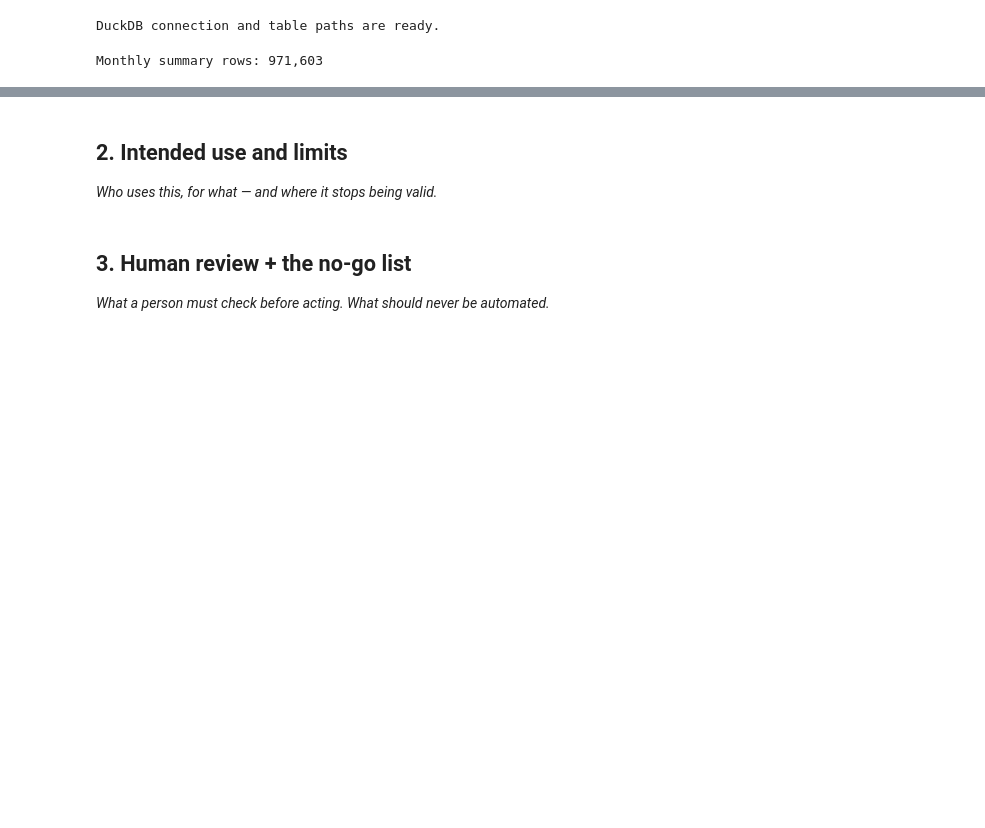
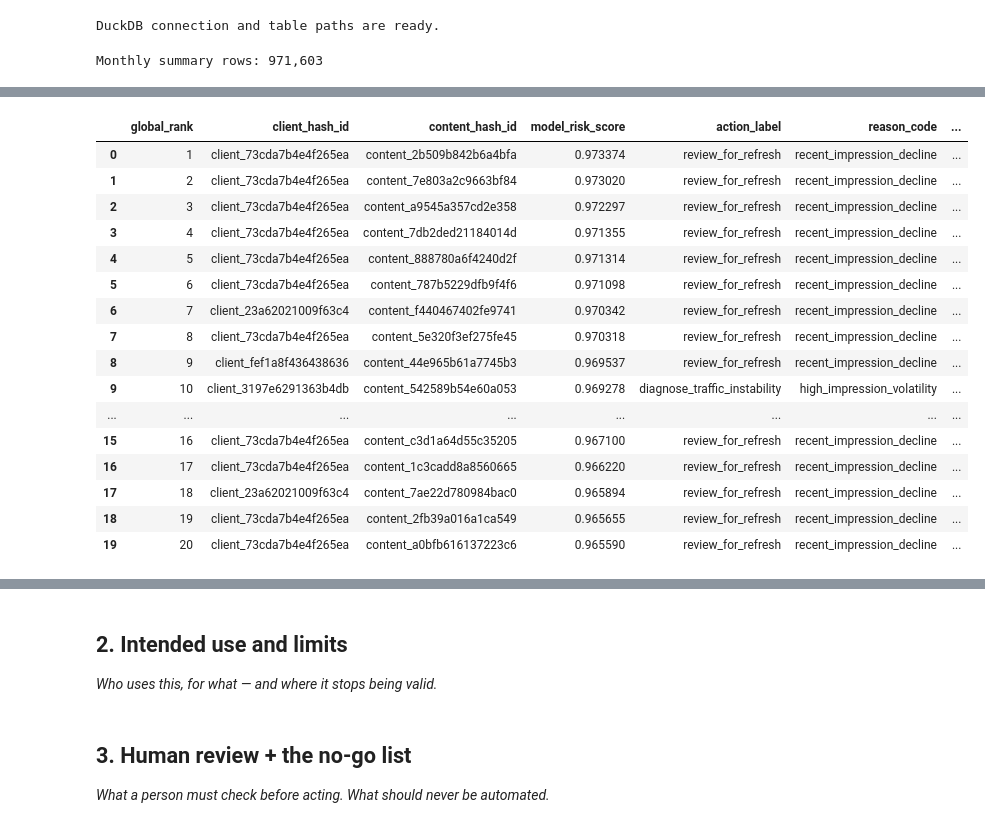
Before and after one commit to bsiddan25/Flyrankproject, a Jupyter notebook: work/notebooks/w07_action_playbook.ipynb, the cells around one changed output, grey strips where cells are left out. Drawn from its saved outputs; the diff is of its cells as text; code cells hidden in the pictures; blank space fills up the shorter version.

```diff
--- a/work/notebooks/w07_action_playbook.ipynb
+++ b/work/notebooks/w07_action_playbook.ipynb
@@ -155,0 +722,14 @@ Monthly summary rows: 971,603
+# %%
+action_mapping = {
+    "recent_impression_decline": "review_for_refresh",
+    "high_impression_volatility": "diagnose_traffic_instability",
+    "worsening_search_position": "review_serp_and_relevance",
+    "high_position_volatility": "diagnose_ranking_instability",
+    "high_visibility_at_risk": "prioritize_manual_review",
+    "elevated_model_risk": "manual_investigation",
+}
+
+action_queue["action_label"] = (
+    action_queue["reason_code"]
+    .map(action_mapping)
+)
@@ -155,0 +809,54 @@ Monthly summary rows: 971,603
+# %%
+queue_display_columns = [
+    "global_rank",
+    "client_hash_id",
+    "content_hash_id",
+    "model_risk_score",
+    "action_label",
+    "reason_code",
+    "reason_note",
+    "mar_impressions",
+    "apr_impressions",
+    "recent_change_pct",
+    "current_avg_position",
+    "position_change",
+    "current_impression_cv",
+    "current_position_std",
+    "decline_threshold_impressions",
+    "client_rank",
+]
+
+
+ranked_queue = (
+    action_queue[queue_display_columns]
+    .copy()
+)
+
+REVIEW_BATCH_SIZE = 20
+
+top_review_batch = (
+    ranked_queue
+    .head(REVIEW_BATCH_SIZE)
+    .copy()
+)
+
+print(f"Complete ranked queue: {len(ranked_queue):,} pages")
+print(f"Immediate human-review batch: {len(top_review_batch)} pages")
+
+display(top_review_batch)
+
+
+
+# Confirm future information was not exported.
+forbidden_export_columns = {
+    "may_impressions",
+    "future_change_pct",
+    "future_decline",
+}
+
+assert not forbidden_export_columns.intersection(
+    ranked_queue.columns
+)
+
+print("PASS: No outcome-window columns appear in the queue.")
+# %% [output]
@@ -155,0 +865,17 @@ Monthly summary rows: 971,603
+|  | global_rank | client_hash_id | content_hash_id | model_risk_score | action_label | reason_code | ... |
+| 0 | 1 | client_73cda7b4e4f265ea | content_2b509b842b6a4bfa | 0.973374 | review_for_refresh | recent_impression_decline | ... |
+| 1 | 2 | client_73cda7b4e4f265ea | content_7e803a2c9663bf84 | 0.973020 | review_for_refresh | recent_impression_decline | ... |
+| 2 | 3 | client_73cda7b4e4f265ea | content_a9545a357cd2e358 | 0.972297 | review_for_refresh | recent_impression_decline | ... |
+| 3 | 4 | client_73cda7b4e4f265ea | content_7db2ded21184014d | 0.971355 | review_for_refresh | recent_impression_decline | ... |
+| 4 | 5 | client_73cda7b4e4f265ea | content_888780a6f4240d2f | 0.971314 | review_for_refresh | recent_impression_decline | ... |
+| 5 | 6 | client_73cda7b4e4f265ea | content_787b5229dfb9f4f6 | 0.971098 | review_for_refresh | recent_impression_decline | ... |
+| 6 | 7 | client_23a62021009f63c4 | content_f440467402fe9741 | 0.970342 | review_for_refresh | recent_impression_decline | ... |
+| 7 | 8 | client_73cda7b4e4f265ea | content_5e320f3ef275fe45 | 0.970318 | review_for_refresh | recent_impression_decline | ... |
+| 8 | 9 | client_fef1a8f436438636 | content_44e965b61a7745b3 | 0.969537 | review_for_refresh | recent_impression_decline | ... |
+| 9 | 10 | client_3197e6291363b4db | content_542589b54e60a053 | 0.969278 | diagnose_traffic_instability | high_impression_volatility | ... |
+| ... | ... | ... | ... | ... | ... | ... | ... |
+| 15 | 16 | client_73cda7b4e4f265ea | content_c3d1a64d55c35205 | 0.967100 | review_for_refresh | recent_impression_decline | ... |
+| 16 | 17 | client_73cda7b4e4f265ea | content_1c3cadd8a8560665 | 0.966220 | review_for_refresh | recent_impression_decline | ... |
+| 17 | 18 | client_23a62021009f63c4 | content_7ae22d780984bac0 | 0.965894 | review_for_refresh | recent_impression_decline | ... |
+| 18 | 19 | client_73cda7b4e4f265ea | content_2fb39a016a1ca549 | 0.965655 | review_for_refresh | recent_impression_decline | ... |
+| 19 | 20 | client_73cda7b4e4f265ea | content_a0bfb616137223c6 | 0.965590 | review_for_refresh | recent_impression_decline | ... |
```
Also changed, not shown: parts of 21 cells of this notebook.
